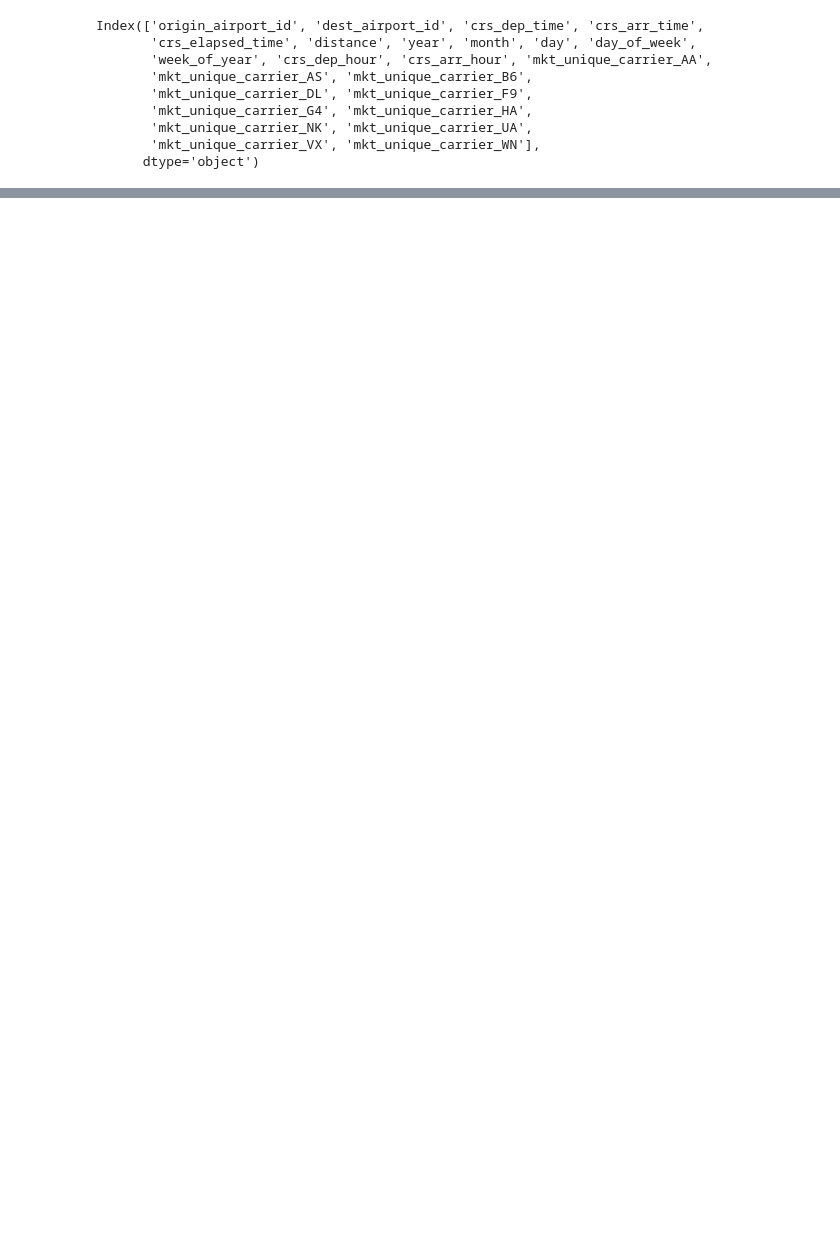
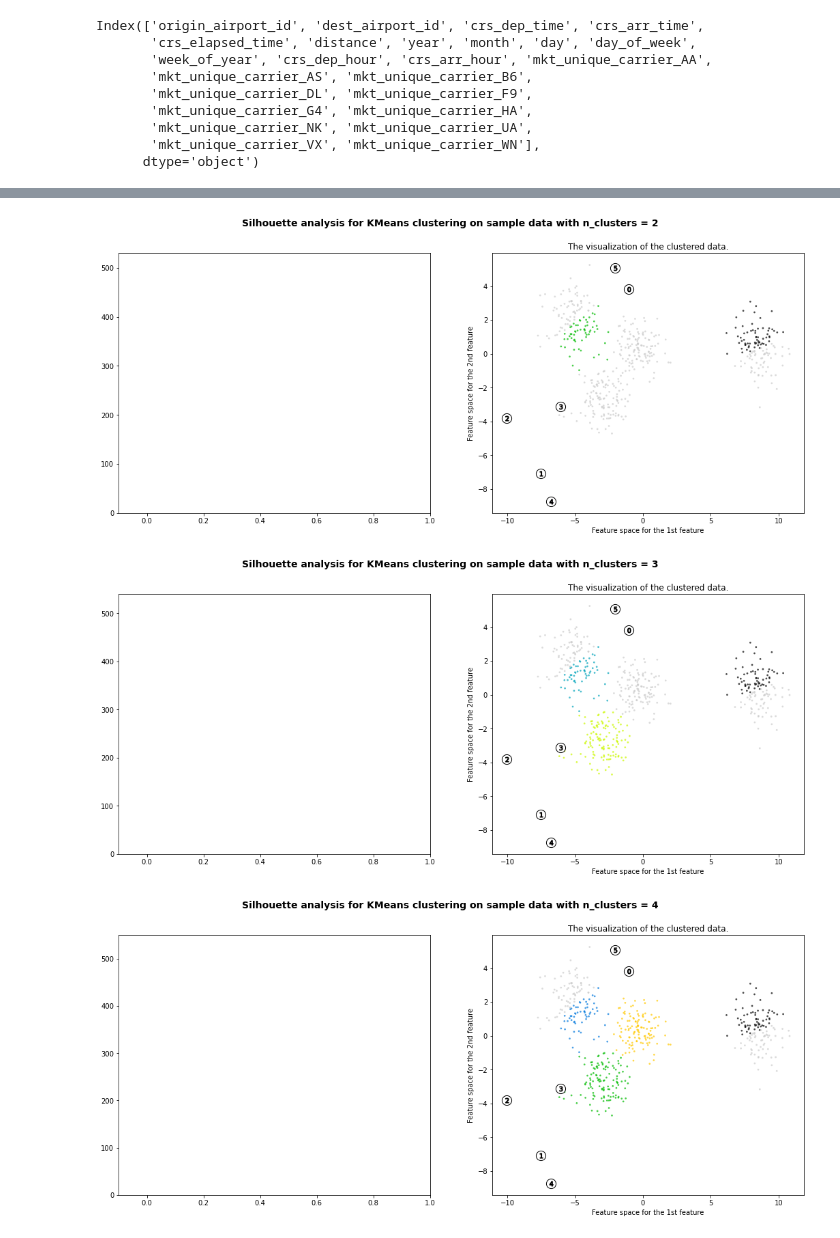
Before and after one commit to Zmek95/Flight_Delay_Predictor, a Jupyter notebook: f_engineering.ipynb, the cells around one changed output, grey strips where cells are left out. Saved outputs shown, nothing was run; the diff lists cells and outputs as text; code cells hidden in the pictures; blank space fills up the shorter version.

```diff
--- a/f_engineering.ipynb
+++ b/f_engineering.ipynb
@@ -287,0 +420,42 @@ Index(['origin_airport_id', 'dest_airport_id', 'crs_dep_time', 'crs_arr_time',
+# %%
+for n_clusters in range_n_clusters:
+    # Create a subplot with 1 row and 2 columns
+    fig, (ax1, ax2) = plt.subplots(1, 2)
+    fig.set_size_inches(18, 7)
+
+    # The 1st subplot is the silhouette plot
+    # The silhouette coefficient can range from -1, 1 but in this example all
+    # lie within [-0.1, 1]
+    ax1.set_xlim([-0.1, 1])
+    # The (n_clusters+1)*10 is for inserting blank space between silhouette
+    # plots of individual clusters, to demarcate them clearly.
+    ax1.set_ylim([0, len(X) + (n_clusters + 1) * 10])
+
+    # 2nd Plot showing the actual clusters formed
+    colors = cm.nipy_spectral(cluster_labels.astype(float) / n_clusters)
+    ax2.scatter(components[:, 0], components[:, 1], marker='.', s=30, lw=0, alpha=0.7,
+                c=colors, edgecolor='k')
+
+    # Labeling the clusters
+    centers = clusterer.cluster_centers_
+    # Draw white circles at cluster centers
+    ax2.scatter(centers[:, 0], centers[:, 1], marker='o',
+                c="white", alpha=1, s=200, edgecolor='k')
+
+    for i, c in enumerate(centers):
+        ax2.scatter(c[0], c[1], marker='$%d$' % i, alpha=1,
+                    s=50, edgecolor='k')
+
+    ax2.set_title("The visualization of the clustered data.")
+    ax2.set_xlabel("Feature space for the 1st feature")
+    ax2.set_ylabel("Feature space for the 2nd feature")
+
+    plt.suptitle(("Silhouette analysis for KMeans clustering on sample data "
+                  "with n_clusters = %d" % n_clusters),
+                 fontsize=14, fontweight='bold')
+
+plt.show()
+# %% [output]
+[figure, added]
+[figure, added]
+[figure, added]
```
Also changed, not shown: parts of 19 cells of this notebook, 3 other files.
